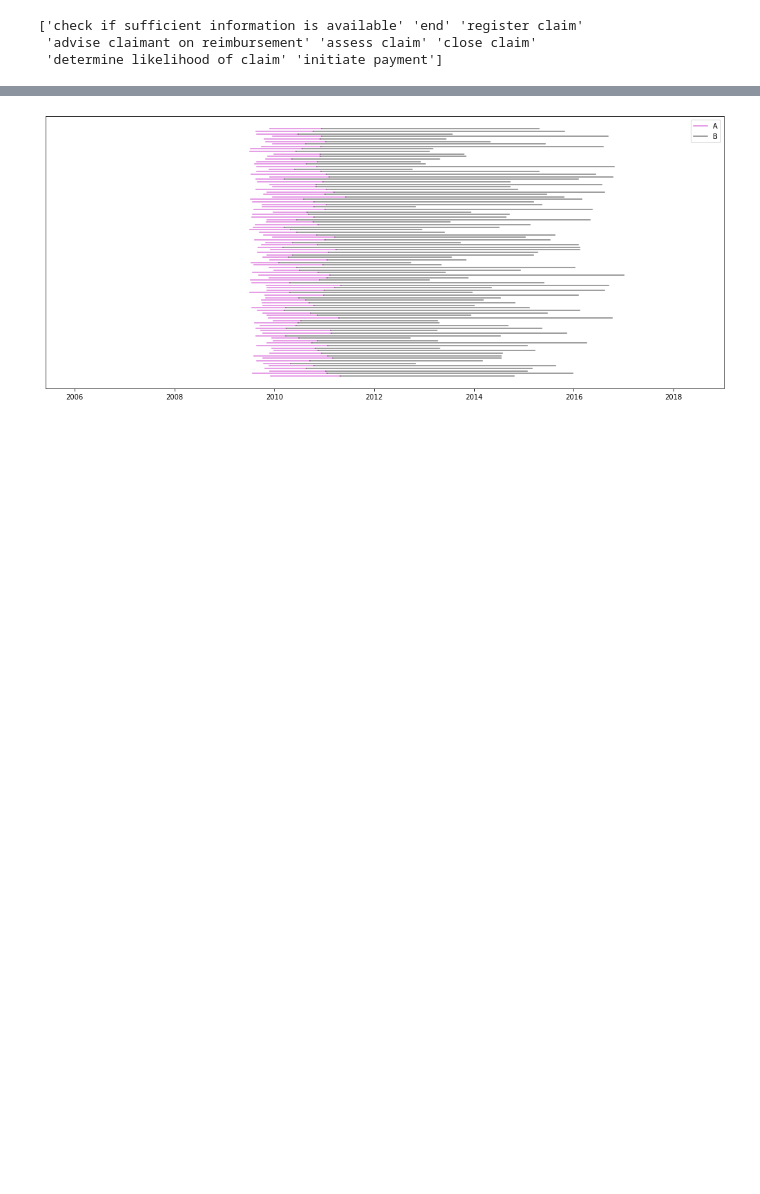
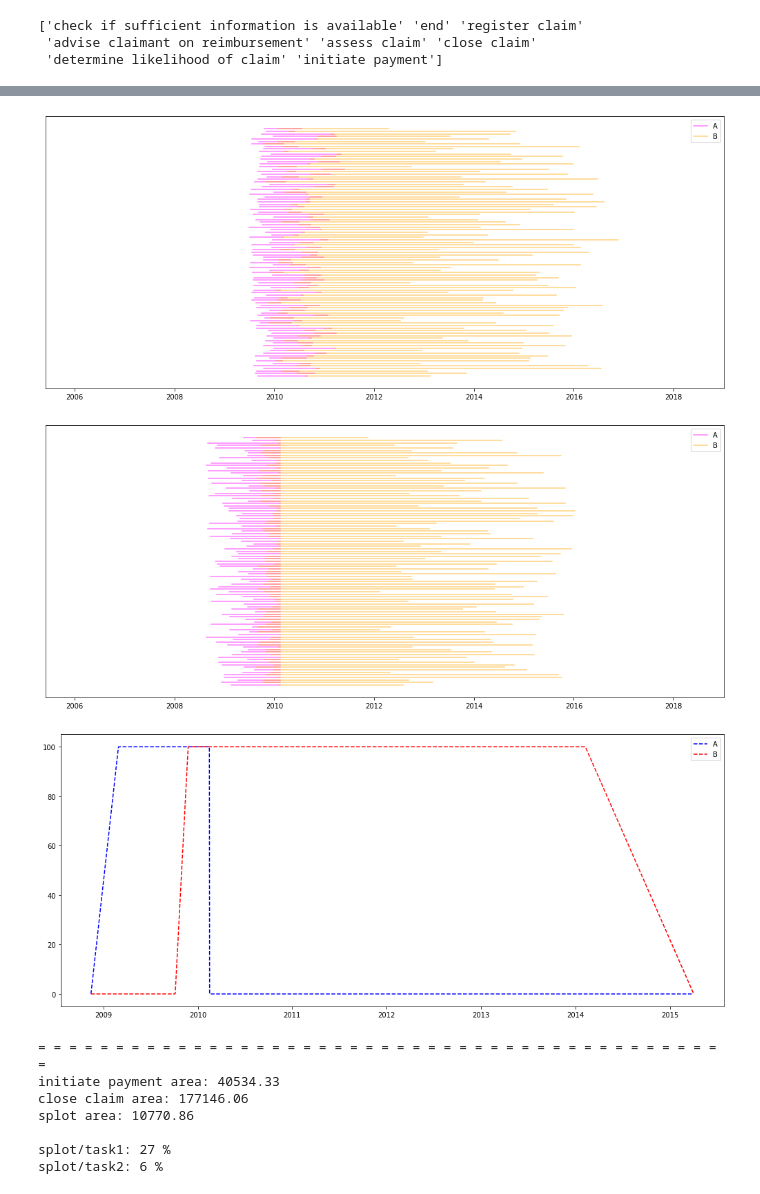
Before and after one commit to Sroka-Bartosz/Allen-fuzzy-logs-relation-analysis, a Jupyter notebook: logs_analysis.ipynb, the cells around one changed output, grey strips where cells are left out. Cells and saved outputs as stored; diff of their text form; code cells hidden in the pictures; blank space fills up the shorter version.

Commit message:
Refactor core algorytn

```diff
--- a/logs_analysis.ipynb
+++ b/logs_analysis.ipynb
@@ -420,11 +431,20 @@ Generate relation 'A' meets 'B'
 # %%
-# df = pd.DataFrame()
-# df['case:concept:name'] = generated_logs['case_id']
-# df['concept:name'] = generated_logs['task_name']
-# df['org:resource'] = 'Generator_B'
-# df['start_timestamp'] = pd.to_datetime(generated_logs['start_timestamp'])
-# df['complete_timestamp'] = pd.to_datetime(generated_logs['complete_timestamp'])
-
-# plot_tasks(df=df, task_col='concept:name', list_of_tasks=['A', 'B'], xlim=(xlim_lower, xlim_upper), colors=['m', 'black'])
+df = pd.DataFrame()
+df['case:concept:name'] = generated_logs['case_id']
+df['concept:name'] = generated_logs['task_name']
+df['org:resource'] = 'Generator_B'
+df['start_timestamp'] = pd.to_datetime(generated_logs['start_timestamp'])
+df['complete_timestamp'] = pd.to_datetime(generated_logs['complete_timestamp'])
-# %% [output]
-[figure, removed]
+# %%
+core_method(df=df, instance_col='org:resource', instance='Generator_B', trace_col='case:concept:name', task_col='concept:name', list_of_tasks=['A', 'B'], show_plot=True, colors=colors)
+# %% [output]
+[figure, added]
+[figure, added]
+[figure, added]
+= = = = = = = = = = = = = = = = = = = = = = = = = = = = = = = = = = = = = = = = = = = = =
+initiate payment area: 40534.33
+close claim area: 177146.06
+splot area: 10770.86
+
+splot/task1: 27 %
+splot/task2: 6 %
```
Also changed, not shown: parts of 15 cells of this notebook.
